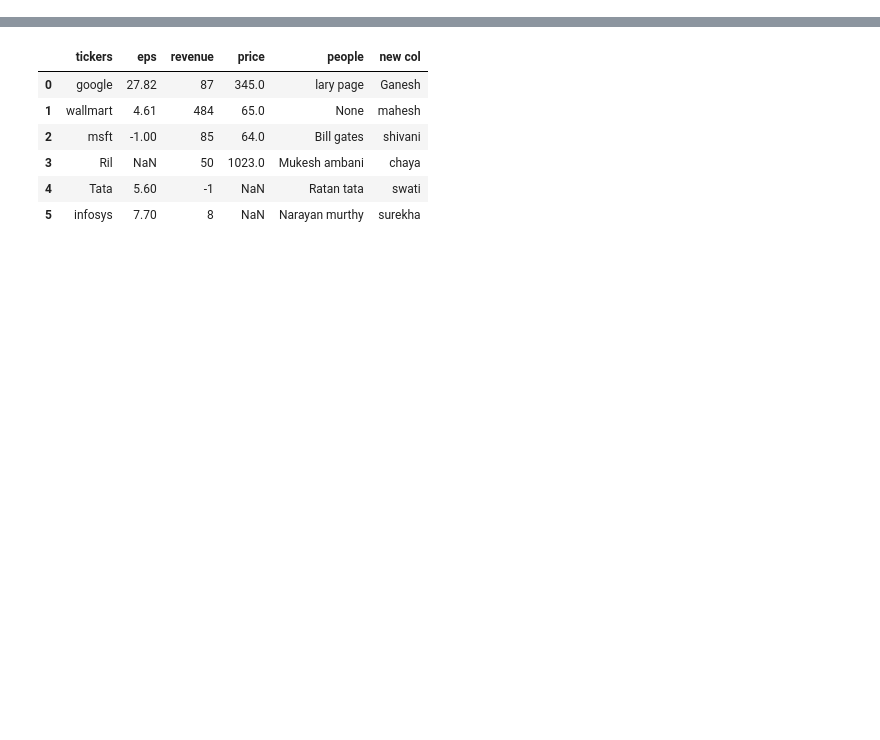
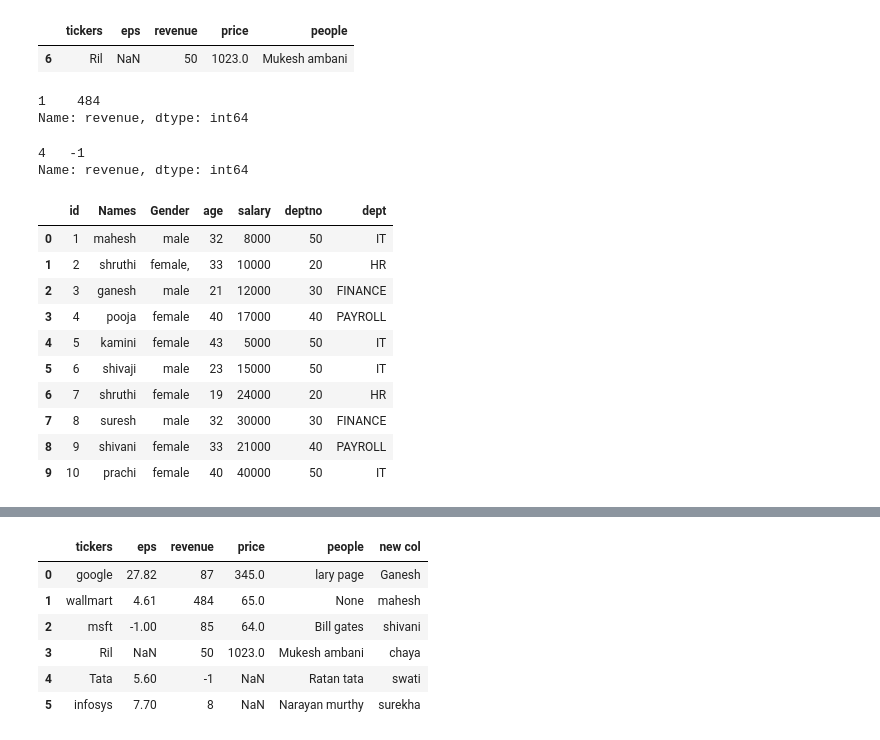
Before and after one commit to maheshkshi400/juypter, a Jupyter notebook: pandas_5.ipynb, the cells around one changed output, grey strips where cells are left out. Saved outputs shown, nothing was run; the diff lists cells and outputs as text; code cells hidden in the pictures; blank space fills up the shorter version.

```diff
--- a/pandas_5.ipynb
+++ b/pandas_5.ipynb
@@ -44,0 +88,43 @@ AttributeError: 'Source' object has no attribute 'asttext'
+# %%
+df1[df1.duplicated()]
+# %% [output]
+|  | tickers | eps | revenue | price | people |
+| 6 | Ril | NaN | 50 | 1023.0 | Mukesh ambani |
+# %%
+df1['revenue'].nlargest(1)
+# %% [output]
+1    484
+Name: revenue, dtype: int64
+# %%
+df1['revenue'].nsmallest(1)
+# %% [output]
+4   -1
+Name: revenue, dtype: int64
+# %%
+import pandas as pd
+
+
+data = {
+     'id':[1,2,3,4,5,6,7,8,9,10],
+     'Names':['mahesh','shruthi','ganesh','pooja','kamini','shivaji','shruthi','suresh','shivani','prachi'],
+     'Gender':['male','female,','male','female','female','male','female','male','female','female'],
+     'age':[32,33,21,40,43,23,19,32,33,40],
+     'salary':[8000,10000,12000,17000,5000,15000,24000,30000,21000,40000],
+     'deptno':[50,20,30,40,50,50,20,30,40,50],
+     'dept':['IT','HR','FINANCE','PAYROLL','IT','IT','HR','FINANCE','PAYROLL','IT']
+     }
+
+df5= pd.DataFrame(data)
+df5
+# %% [output]
+|  | id | Names | Gender | age | salary | deptno | dept |
+| 0 | 1 | mahesh | male | 32 | 8000 | 50 | IT |
+| 1 | 2 | shruthi | female, | 33 | 10000 | 20 | HR |
+| 2 | 3 | ganesh | male | 21 | 12000 | 30 | FINANCE |
+| 3 | 4 | pooja | female | 40 | 17000 | 40 | PAYROLL |
+| 4 | 5 | kamini | female | 43 | 5000 | 50 | IT |
+| 5 | 6 | shivaji | male | 23 | 15000 | 50 | IT |
+| 6 | 7 | shruthi | female | 19 | 24000 | 20 | HR |
+| 7 | 8 | suresh | male | 32 | 30000 | 30 | FINANCE |
+| 8 | 9 | shivani | female | 33 | 21000 | 40 | PAYROLL |
+| 9 | 10 | prachi | female | 40 | 40000 | 50 | IT |
```
Also changed, not shown: parts of 19 cells of this notebook, 4 other files.
